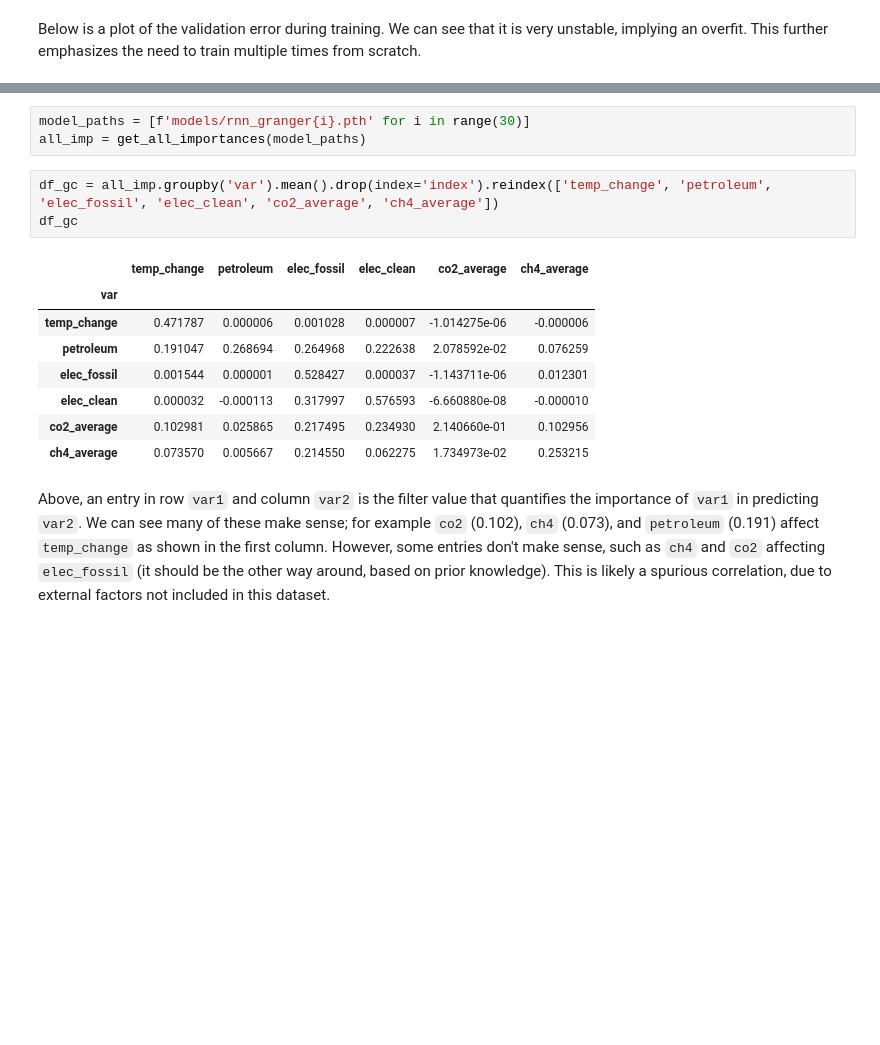
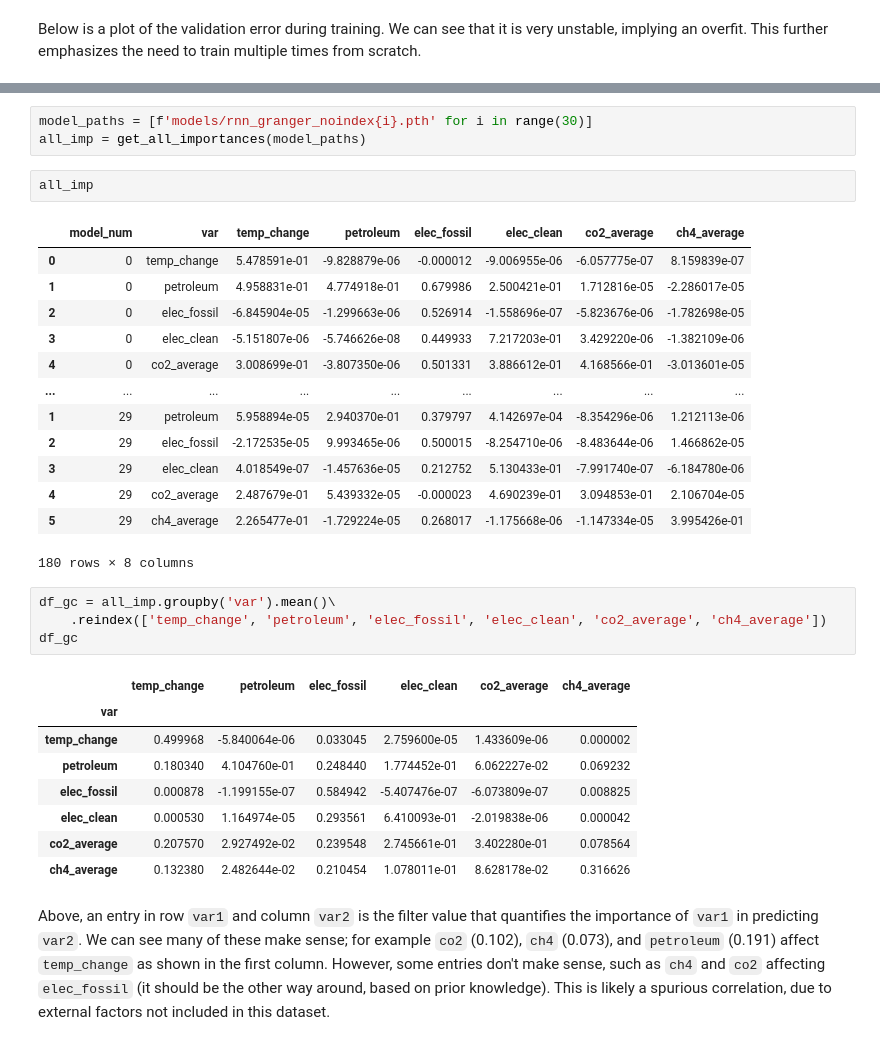
Before and after one commit to HomKeen/DSC180B-Q2-Capstone, a Jupyter notebook: scripts/rnn.ipynb, the cells around one changed output, grey strips where cells are left out. Saved outputs shown, nothing was run; the diff lists cells and outputs as text; blank space fills up the shorter version.

```diff
--- a/scripts/rnn.ipynb
+++ b/scripts/rnn.ipynb
@@ -322,18 +323,35 @@ plt.legend()
 # %%
-model_paths = [f'models/rnn_granger{i}.pth' for i in range(30)]
+model_paths = [f'models/rnn_granger_noindex{i}.pth' for i in range(30)]
 all_imp = get_all_importances(model_paths)
+# %%
+all_imp
+# %% [output]
+|  | model_num | var | temp_change | petroleum | elec_fossil | elec_clean | co2_average | ch4_average |
+| 0 | 0 | temp_change | 5.478591e-01 | -9.828879e-06 | -0.000012 | -9.006955e-06 | -6.057775e-07 | 8.159839e-07 |
+| 1 | 0 | petroleum | 4.958831e-01 | 4.774918e-01 | 0.679986 | 2.500421e-01 | 1.712816e-05 | -2.286017e-05 |
+| 2 | 0 | elec_fossil | -6.845904e-05 | -1.299663e-06 | 0.526914 | -1.558696e-07 | -5.823676e-06 | -1.782698e-05 |
+| 3 | 0 | elec_clean | -5.151807e-06 | -5.746626e-08 | 0.449933 | 7.217203e-01 | 3.429220e-06 | -1.382109e-06 |
+| 4 | 0 | co2_average | 3.008699e-01 | -3.807350e-06 | 0.501331 | 3.886612e-01 | 4.168566e-01 | -3.013601e-05 |
+| ... | ... | ... | ... | ... | ... | ... | ... | ... |
+| 1 | 29 | petroleum | 5.958894e-05 | 2.940370e-01 | 0.379797 | 4.142697e-04 | -8.354296e-06 | 1.212113e-06 |
+| 2 | 29 | elec_fossil | -2.172535e-05 | 9.993465e-06 | 0.500015 | -8.254710e-06 | -8.483644e-06 | 1.466862e-05 |
+| 3 | 29 | elec_clean | 4.018549e-07 | -1.457636e-05 | 0.212752 | 5.130433e-01 | -7.991740e-07 | -6.184780e-06 |
+| 4 | 29 | co2_average | 2.487679e-01 | 5.439332e-05 | -0.000023 | 4.690239e-01 | 3.094853e-01 | 2.106704e-05 |
+| 5 | 29 | ch4_average | 2.265477e-01 | -1.729224e-05 | 0.268017 | -1.175668e-06 | -1.147334e-05 | 3.995426e-01 |
+180 rows × 8 columns
 # %%
-df_gc = all_imp.groupby('var').mean().drop(index='index').reindex(['temp_change', 'petroleum', 'elec_fossil', 'elec_clean', 'co2_average', 'ch4_average'])
+df_gc = all_imp.groupby('var').mean()\
+    .reindex(['temp_change', 'petroleum', 'elec_fossil', 'elec_clean', 'co2_average', 'ch4_average'])
 df_gc
 # %% [output]
 |  | temp_change | petroleum | elec_fossil | elec_clean | co2_average | ch4_average |
 | var |  |  |  |  |  |  |
-| temp_change | 0.471787 | 0.000006 | 0.001028 | 0.000007 | -1.014275e-06 | -0.000006 |
-| petroleum | 0.191047 | 0.268694 | 0.264968 | 0.222638 | 2.078592e-02 | 0.076259 |
-| elec_fossil | 0.001544 | 0.000001 | 0.528427 | 0.000037 | -1.143711e-06 | 0.012301 |
-| elec_clean | 0.000032 | -0.000113 | 0.317997 | 0.576593 | -6.660880e-08 | -0.000010 |
-| co2_average | 0.102981 | 0.025865 | 0.217495 | 0.234930 | 2.140660e-01 | 0.102956 |
-| ch4_average | 0.073570 | 0.005667 | 0.214550 | 0.062275 | 1.734973e-02 | 0.253215 |
+| temp_change | 0.499968 | -5.840064e-06 | 0.033045 | 2.759600e-05 | 1.433609e-06 | 0.000002 |
+| petroleum | 0.180340 | 4.104760e-01 | 0.248440 | 1.774452e-01 | 6.062227e-02 | 0.069232 |
+| elec_fossil | 0.000878 | -1.199155e-07 | 0.584942 | -5.407476e-07 | -6.073809e-07 | 0.008825 |
+| elec_clean | 0.000530 | 1.164974e-05 | 0.293561 | 6.410093e-01 | -2.019838e-06 | 0.000042 |
+| co2_average | 0.207570 | 2.927492e-02 | 0.239548 | 2.745661e-01 | 3.402280e-01 | 0.078564 |
+| ch4_average | 0.132380 | 2.482644e-02 | 0.210454 | 1.078011e-01 | 8.628178e-02 | 0.316626 |
 # %% [markdown]
 Above, an entry in row `var1` and column `var2` is the filter value that quantifies the importance of `var1` in predicting `var2`. We can see many of these make sense; for example `co2` (0.102), `ch4` (0.073), and `petroleum` (0.191) affect `temp_change` as shown in the first column. However, some entries don't make sense, such as `ch4` and `co2` affecting `elec_fossil` (it should be the other way around, based on prior knowledge). This is likely a spurious correlation, due to external factors not included in this dataset.
 # %%
```
Also changed, not shown: parts of 13 cells of this notebook, 11 other files.
